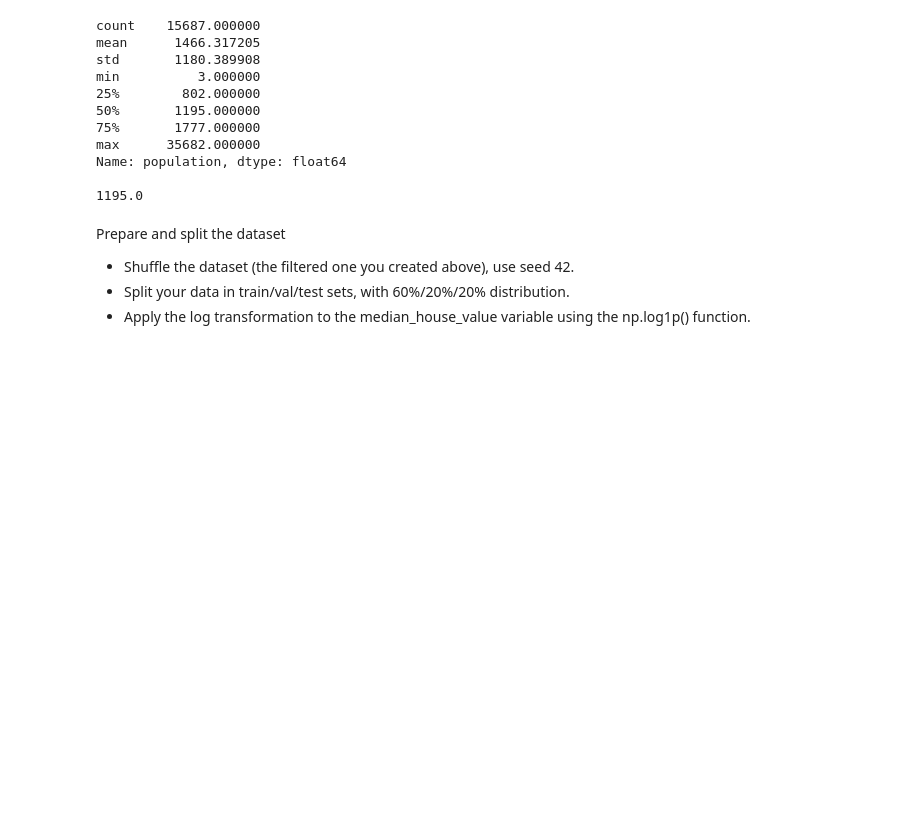
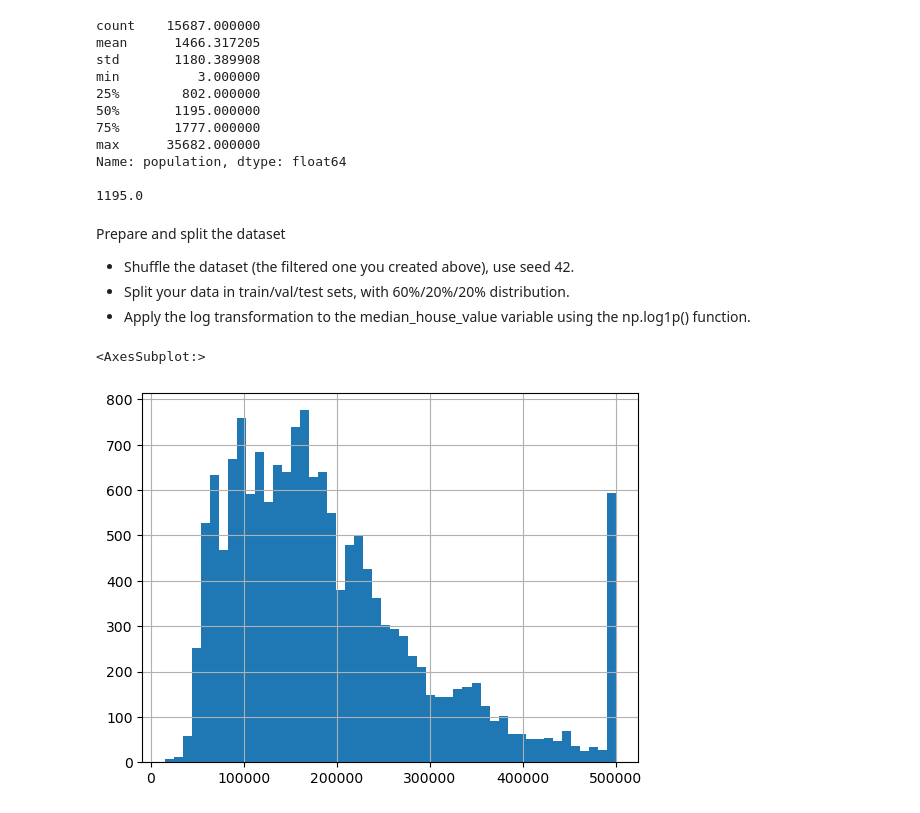
Before and after one commit to BeckMarquez/ML_zoomcamp_2023, a Jupyter notebook: Homework_w2.ipynb, the cells around one changed output. Drawn from its saved outputs; the diff is of its cells as text; code cells hidden in the pictures; blank space fills up the shorter version.

```diff
--- a/Homework_w2.ipynb
+++ b/Homework_w2.ipynb
@@ -117,3 +117,8 @@ Prepare and split the dataset
 - Shuffle the dataset (the filtered one you created above), use seed 42.
 - Split your data in train/val/test sets, with 60%/20%/20% distribution.
 - Apply the log transformation to the median_house_value variable using the np.log1p() function.
+# %%
+df_h.median_house_value.hist(bins=50)
+# %% [output]
+<AxesSubplot:>
+[figure, added]
```
Also changed, not shown: parts of 12 cells of this notebook.
